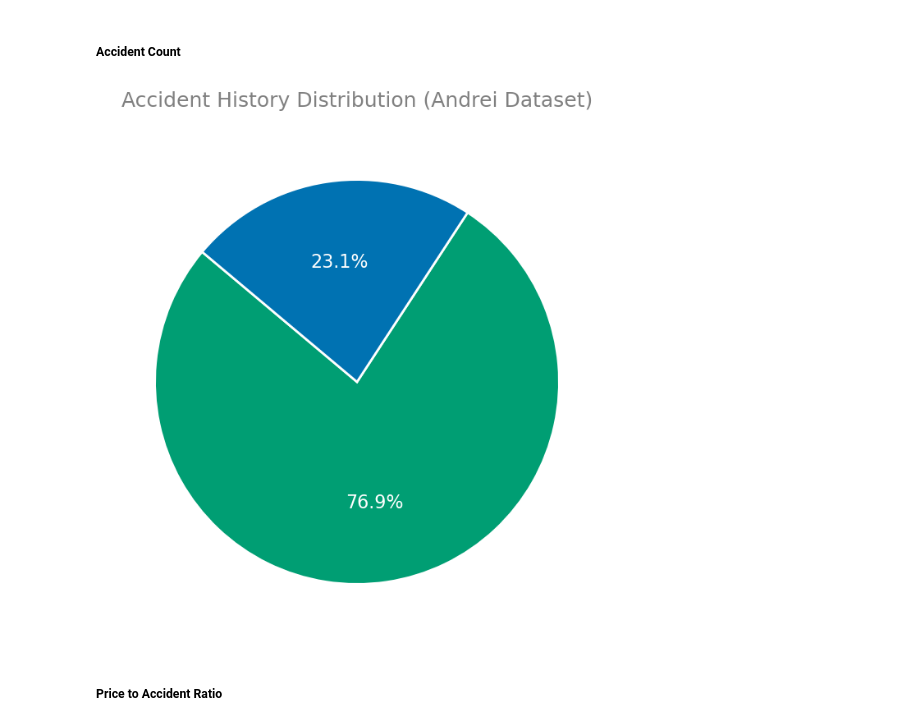
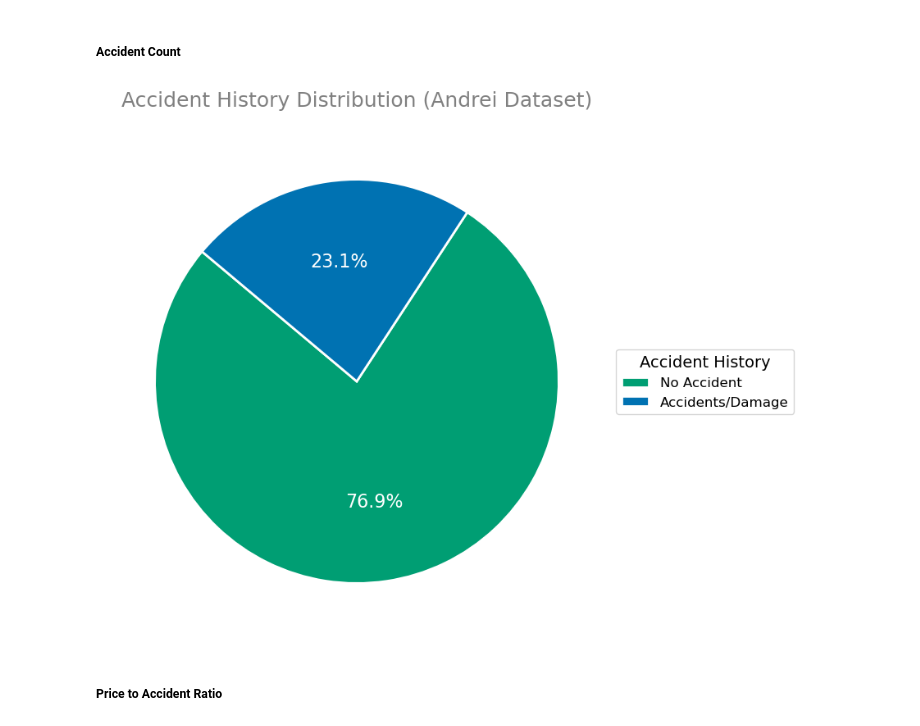
Before and after one commit to AnaaaKareem/used-car-price-depreciation, a Jupyter notebook: notebooks/data_understanding.ipynb, the cells around one changed output. Drawn from its saved outputs; the diff is of its cells as text; code cells hidden in the pictures.

Commit message:
Updated metrics in the README file and fixed accidents Pie Chart Legend not showing

```diff
--- a/notebooks/data_understanding.ipynb
+++ b/notebooks/data_understanding.ipynb
@@ -1161,31 +1161,44 @@ plt.show()
 # %%
 # Prepare data for the pie chart
 accident_counts = df_andrei['accidents_or_damage'].value_counts()
+labels = ['No Accident', 'Accidents/Damage']
 
 # Set figure size for the pie chart using the object-oriented interface
-fig, ax = plt.subplots(figsize=(8, 8))
+fig, ax = plt.subplots(figsize=(10, 8)) # Increased width slightly for legend space
 
-# Generate pie chart to show distribution of accident history
-ax.pie(
+# Generate pie chart
+# Note: I've kept labels=None in the pie call so they only appear in the legend
+wedges, texts, autotexts = ax.pie(
     accident_counts,
-    labels=['No Accident', 'Accidents/Damage'],
     autopct='%1.1f%%',
     startangle=140,
     colors=[okabe_ito[2], okabe_ito[4]],
     textprops={'color': 'white', 'fontsize': 16},
     wedgeprops={'edgecolor': 'white', 'linewidth': 2}
+)
+
+# Add the legend
+# loc="center left" and bbox_to_anchor=(1, 0, 0.5, 1) moves it to the right of the plot
+ax.legend(
+    wedges,
+    labels,
+    title="Accident History",
+    loc="center left",
+    bbox_to_anchor=(1, 0, 0.5, 1),
+    fontsize=12,
+    title_fontsize=14
 )
 
 # Add descriptive title aligned left with grey text
 ax.set_title('Accident History Distribution (Andrei Dataset)', color='grey', fontsize=18, pad=20)
 
 # Save graph
 plt.savefig('accident_pie_andrei.png', dpi=300, bbox_inches='tight')
 
 # Show pie chart
 plt.show()
 # %% [output]
-[figure, old version]
+[figure, new version]
 # %% [markdown]
 ##### Price to Accident Ratio
 # %%
```
Also changed, not shown: parts of 4 cells of this notebook, 1 other file.
